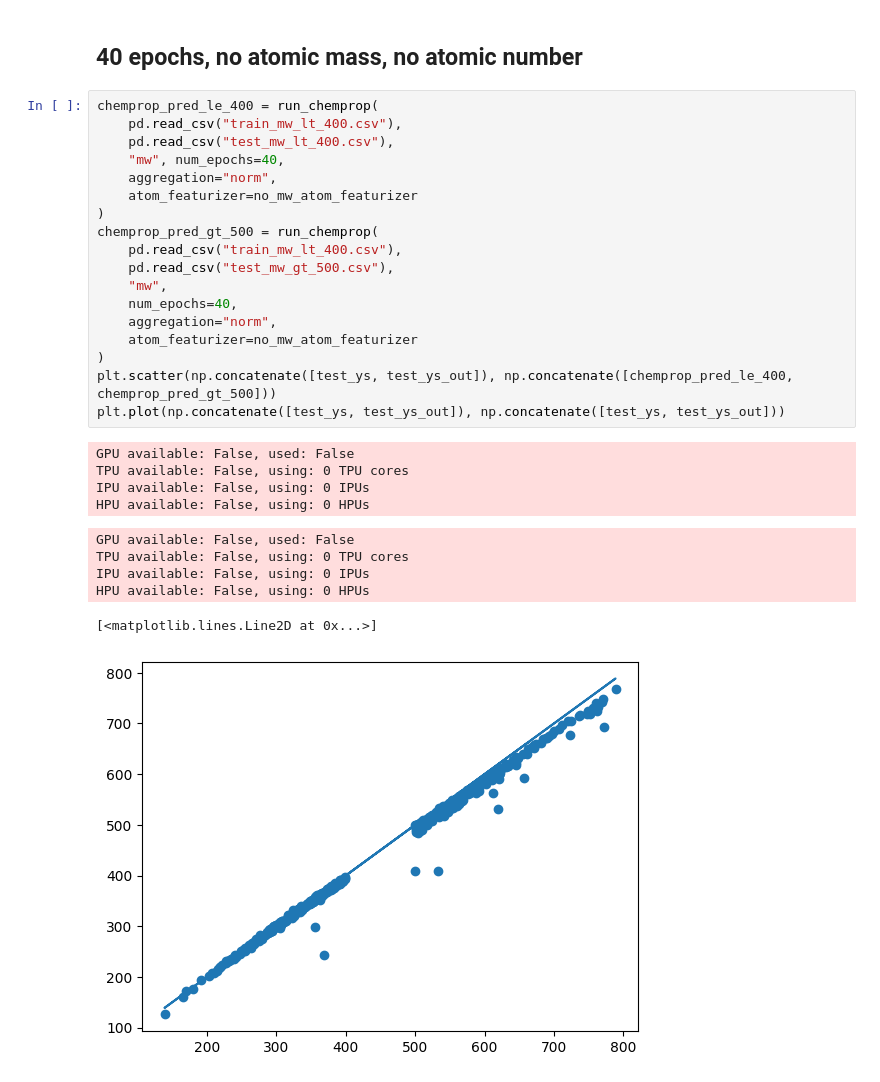
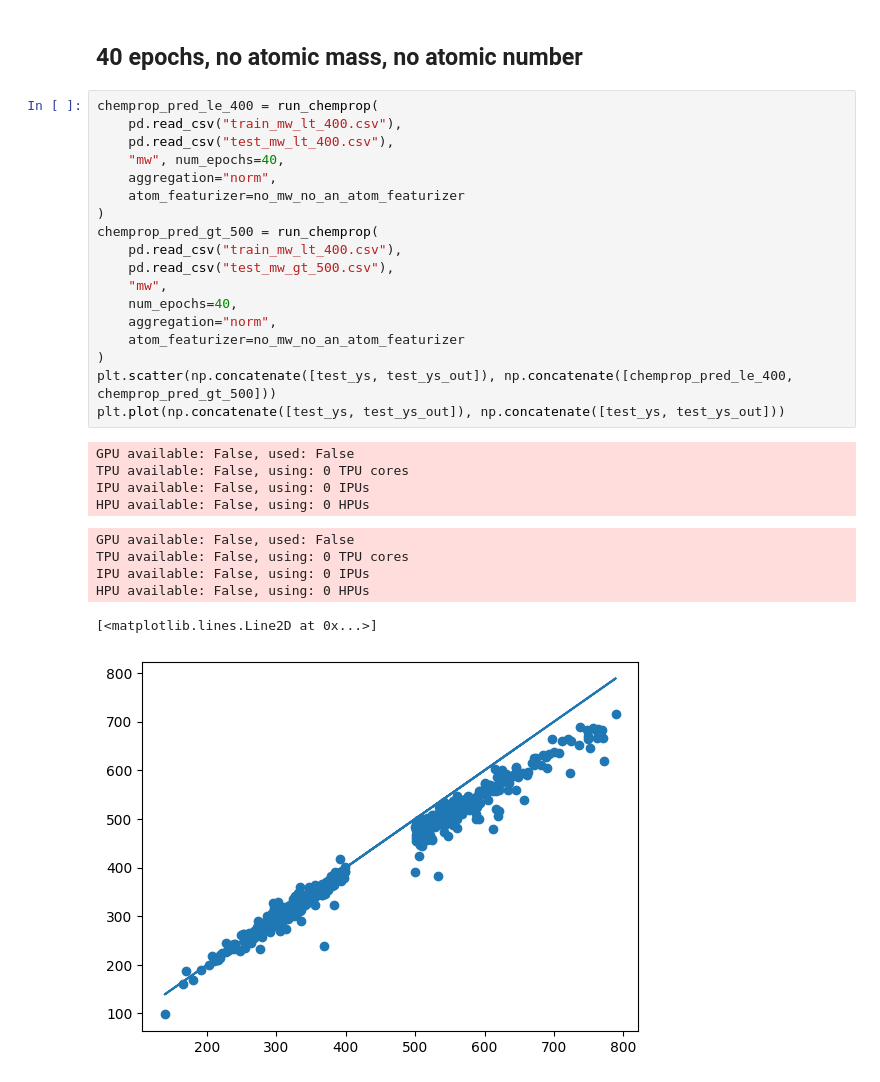
Before and after one commit to BallesterGroup/chemprop-extrapolation, a Jupyter notebook: chemprop-extrapolation.ipynb, the cells around one changed output. Saved outputs shown, nothing was run; the diff lists cells and outputs as text.

```diff
--- a/chemprop-extrapolation.ipynb
+++ b/chemprop-extrapolation.ipynb
@@ -401,29 +401,29 @@ HPU available: False, using: 0 HPUs
 # %%
 chemprop_pred_le_400 = run_chemprop(
     pd.read_csv("train_mw_lt_400.csv"),
     pd.read_csv("test_mw_lt_400.csv"),
     "mw", num_epochs=40,
     aggregation="norm",
-    atom_featurizer=no_mw_atom_featurizer
+    atom_featurizer=no_mw_no_an_atom_featurizer
 )
 chemprop_pred_gt_500 = run_chemprop(
     pd.read_csv("train_mw_lt_400.csv"),
     pd.read_csv("test_mw_gt_500.csv"),
     "mw",
     num_epochs=40,
     aggregation="norm",
-    atom_featurizer=no_mw_atom_featurizer
+    atom_featurizer=no_mw_no_an_atom_featurizer
 )
 plt.scatter(np.concatenate([test_ys, test_ys_out]), np.concatenate([chemprop_pred_le_400, chemprop_pred_gt_500]))
 plt.plot(np.concatenate([test_ys, test_ys_out]), np.concatenate([test_ys, test_ys_out]))
 # %% [output]
 GPU available: False, used: False
 TPU available: False, using: 0 TPU cores
 IPU available: False, using: 0 IPUs
 HPU available: False, using: 0 HPUs
 GPU available: False, used: False
 TPU available: False, using: 0 TPU cores
 IPU available: False, using: 0 IPUs
 HPU available: False, using: 0 HPUs
 [<matplotlib.lines.Line2D at 0x...>]
-[figure, old version]
+[figure, new version]
```
Also changed, not shown: parts of 1 cell of this notebook.
